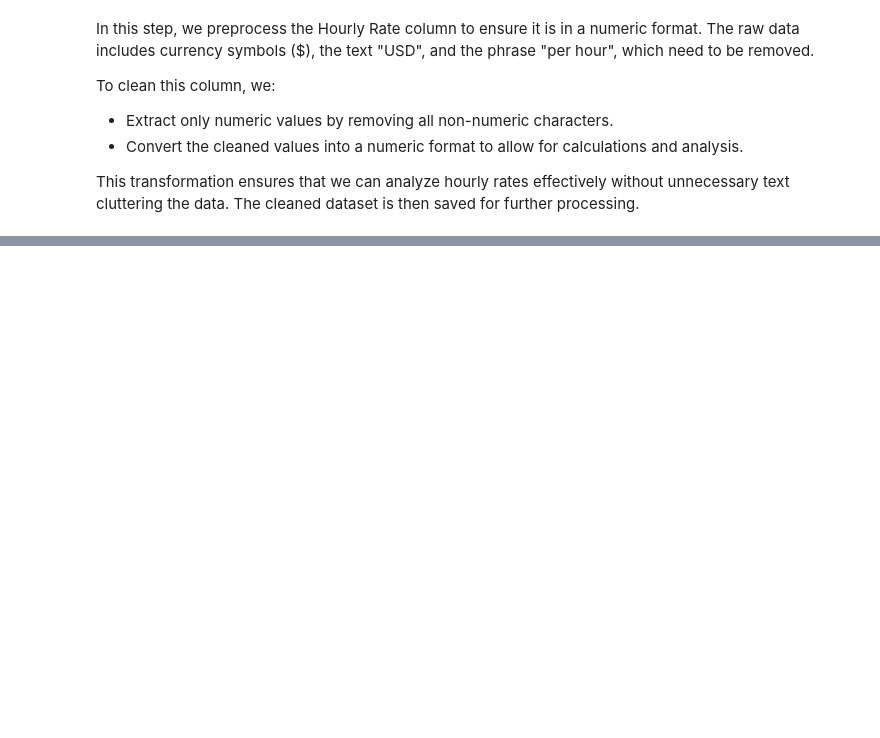
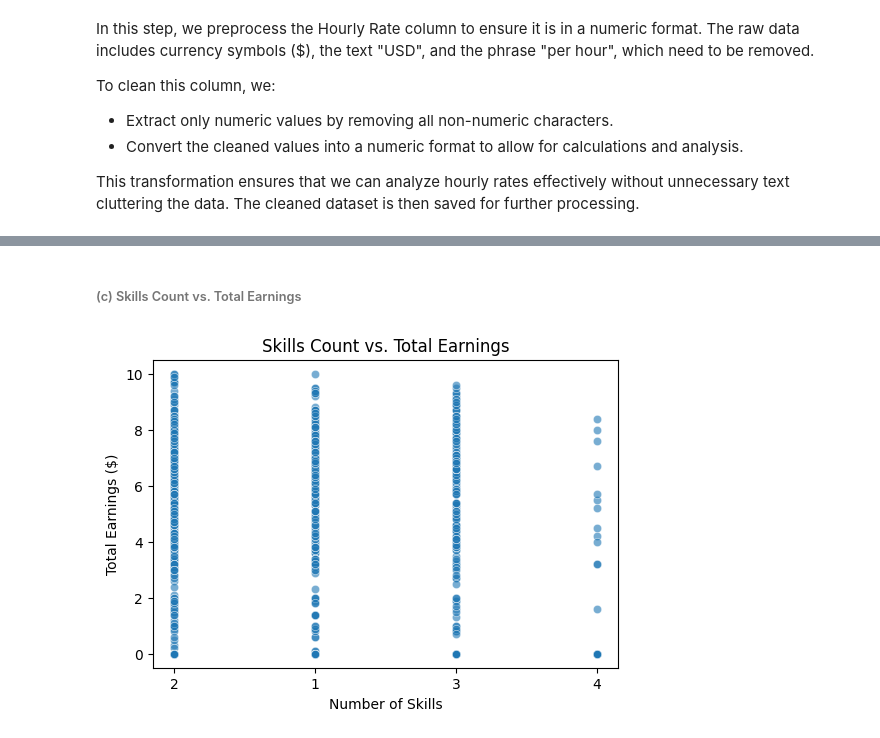
Before and after one commit to iRoseM/Freelancing-Trends--IT362, a Jupyter notebook: IT362_groub_6.ipynb, the cells around one changed output, grey strips where cells are left out. Saved outputs shown, nothing was run; the diff lists cells and outputs as text; code cells hidden in the pictures; blank space fills up the shorter version.

```diff
--- a/IT362_groub_6.ipynb
+++ b/IT362_groub_6.ipynb
@@ -586,0 +668,14 @@ Sample Rows After Processing Bio:
+# %% [markdown]
+###### (c) Skills Count vs. Total Earnings
+# %%
+# Create a new column for the number of skills
+df['Skills Count'] = df['Skills'].apply(lambda x: len(str(x).split(',')))
+
+plt.figure(figsize=(6, 4))
+sns.scatterplot(data=df, x=df['Skills Count'].astype(str), y="Total Earnings", alpha=0.6)
+plt.title("Skills Count vs. Total Earnings")
+plt.xlabel("Number of Skills")
+plt.ylabel("Total Earnings ($)")
+plt.show()
+# %% [output]
+[figure, added]
```
Also changed, not shown: parts of 20 cells of this notebook.
